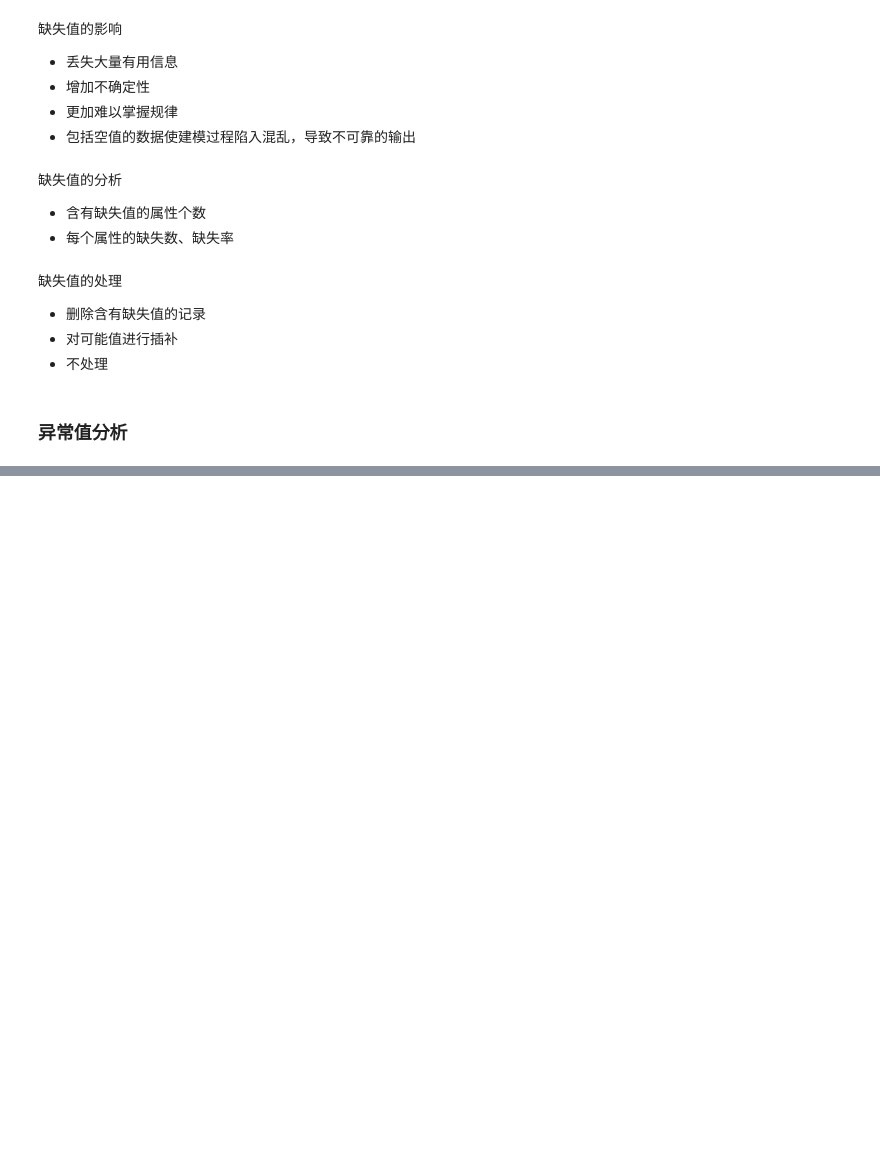
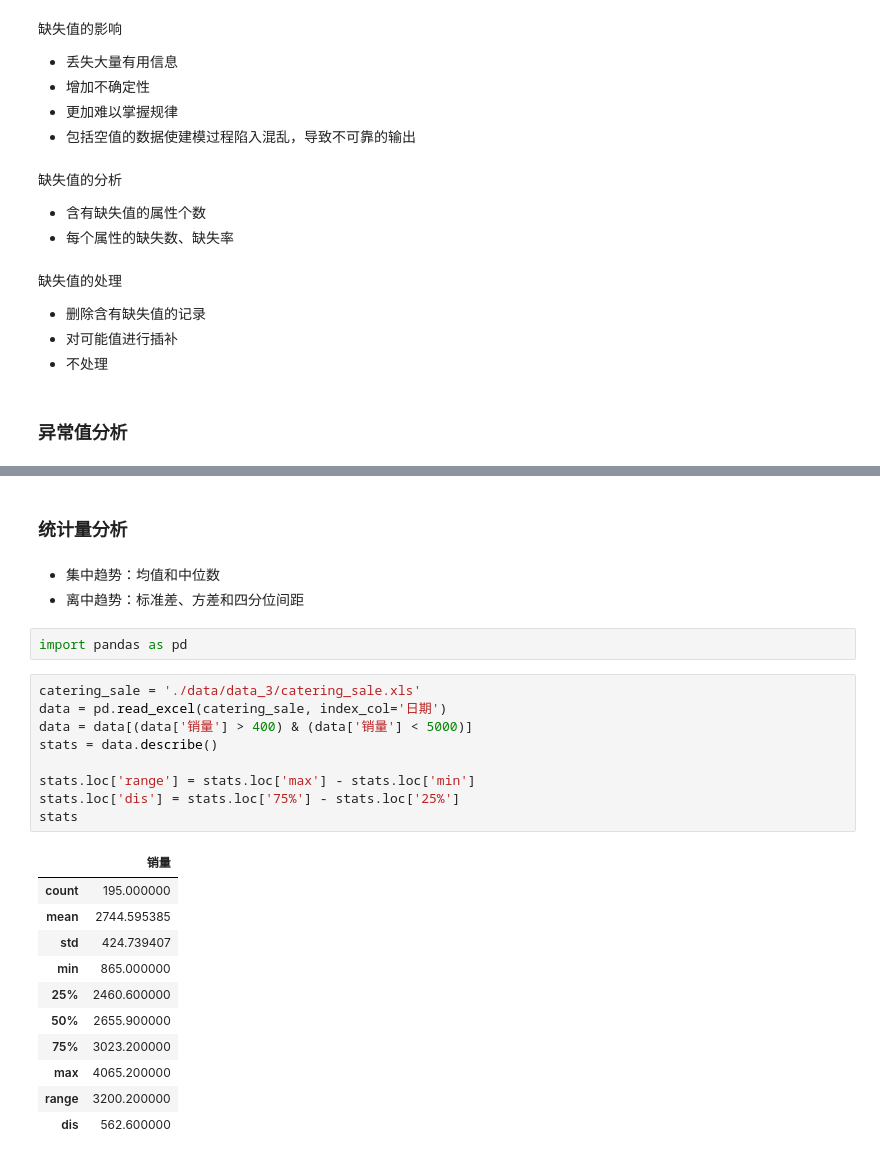
Before and after one commit to EricLiuLR/python-, a Jupyter notebook: my_note_03.ipynb, the cells around one changed output, grey strips where cells are left out. Cells and saved outputs as stored; diff of their text form; blank space fills up the shorter version.

```diff
--- a/my_note_03.ipynb
+++ b/my_note_03.ipynb
@@ -47,0 +119,28 @@
+# %% [markdown]
+### 统计量分析
+# %% [markdown]
+- 集中趋势：均值和中位数
+- 离中趋势：标准差、方差和四分位间距
+# %%
+import pandas as pd
+# %%
+catering_sale = './data/data_3/catering_sale.xls'
+data = pd.read_excel(catering_sale, index_col='日期')
+data = data[(data['销量'] > 400) & (data['销量'] < 5000)]
+stats = data.describe()
+
+stats.loc['range'] = stats.loc['max'] - stats.loc['min']
+stats.loc['dis'] = stats.loc['75%'] - stats.loc['25%']
+stats
+# %% [output]
+|  | 销量 |
+| count | 195.000000 |
+| mean | 2744.595385 |
+| std | 424.739407 |
+| min | 865.000000 |
+| 25% | 2460.600000 |
+| 50% | 2655.900000 |
+| 75% | 3023.200000 |
+| max | 4065.200000 |
+| range | 3200.200000 |
+| dis | 562.600000 |
```
Also changed, not shown: parts of 24 cells of this notebook.
